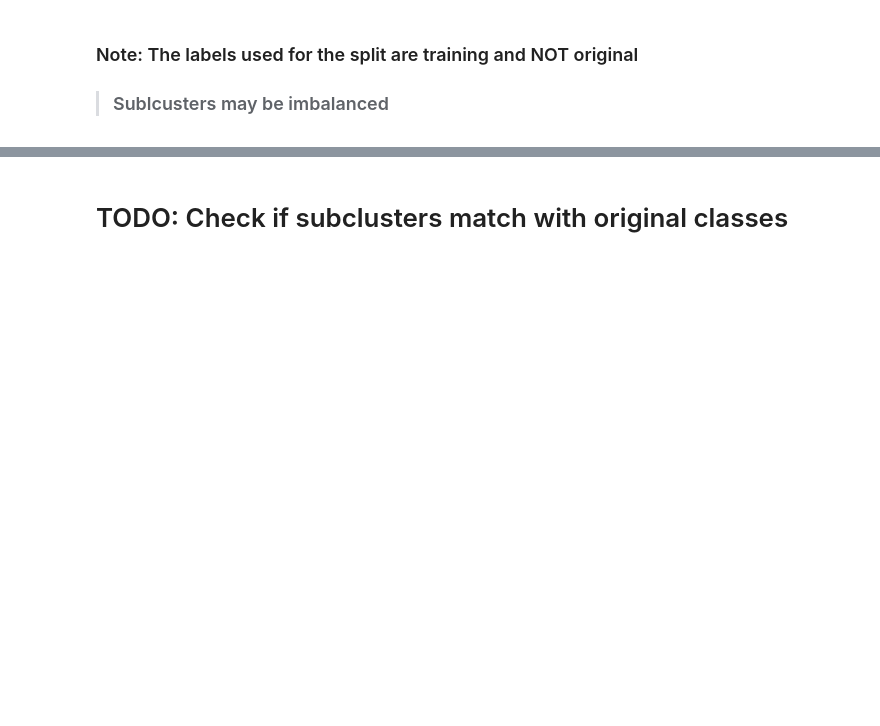
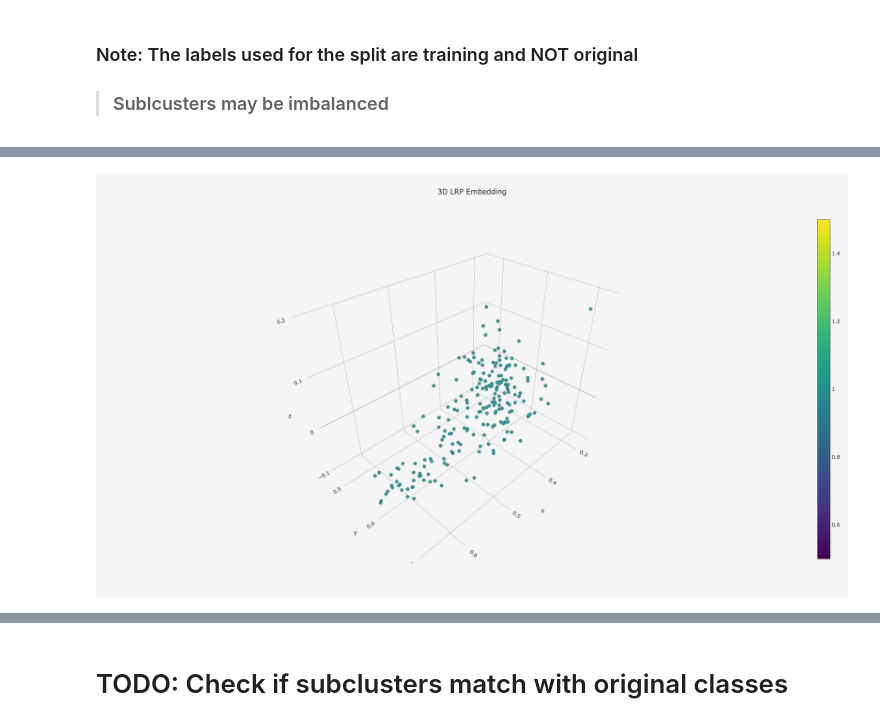
Before and after one commit to ahsanMah/interpretDL, a Jupyter notebook: synthetic_pipeline.ipynb, the cells around one changed output, grey strips where cells are left out. Cells and saved outputs as stored; diff of their text form; code cells hidden in the pictures; blank space fills up the shorter version.

```diff
--- a/synthetic_pipeline.ipynb
+++ b/synthetic_pipeline.ipynb
@@ -242,3 +258,56 @@ plot_clusters(pipeline)
+# %%
+
+
+# pipeline.reducer_pipeline[0].n_neighbors
+embedding_pipeline = Pipeline([
+    ("reducer", umap.UMAP(random_state=42,
+                    n_components = 3,
+                    n_neighbors=97,
+                    min_dist=0)),
+   ("scaler", MinMaxScaler())
+])
+
+_, cluster_labels = pipeline.get_validation_clusters()
+val_lrp = pipeline.val_set_lrp
+
+embedding_pipeline.fit(pipeline.training_lrp)
+val_3d_embedding = embedding_pipeline.transform(val_lrp)
+val_3d_embedding = val_3d_embedding[cluster_labels > -1]
+
+val_emb3d = go.Scatter3d(
+    x=val_3d_embedding[:,0],
+    y=val_3d_embedding[:,1],
+    z=val_3d_embedding[:,2],
+    name="Validation",
+    mode="markers",
+    marker=dict(
+        size=5,
+        color=cluster_labels[cluster_labels > -1],
+        colorscale='Viridis',
+        opacity=0.8,
+        showscale=True
+    ),
+    text = cluster_labels[cluster_labels > -1]
+)
+
+layout = go.Layout(
+    title="3D LRP Embedding",
+    autosize=False,
+    width=1200,
+    height=1000,
+    paper_bgcolor='#F5F5F5',
+#     template="plotly"
+)
+
+
+data=[val_emb3d]
+
+fig = go.Figure(data=data, layout=layout)
+# fig.update_layout(template="plotly")  /
+
+iplot(fig, filename='lrp-3d-scatter.html')
+# %% [output]
+[figure, added]
 # %%
 # Are the actual subclasses extracted?
 # test_data, test_labels
```
Also changed, not shown: parts of 46 cells of this notebook.
